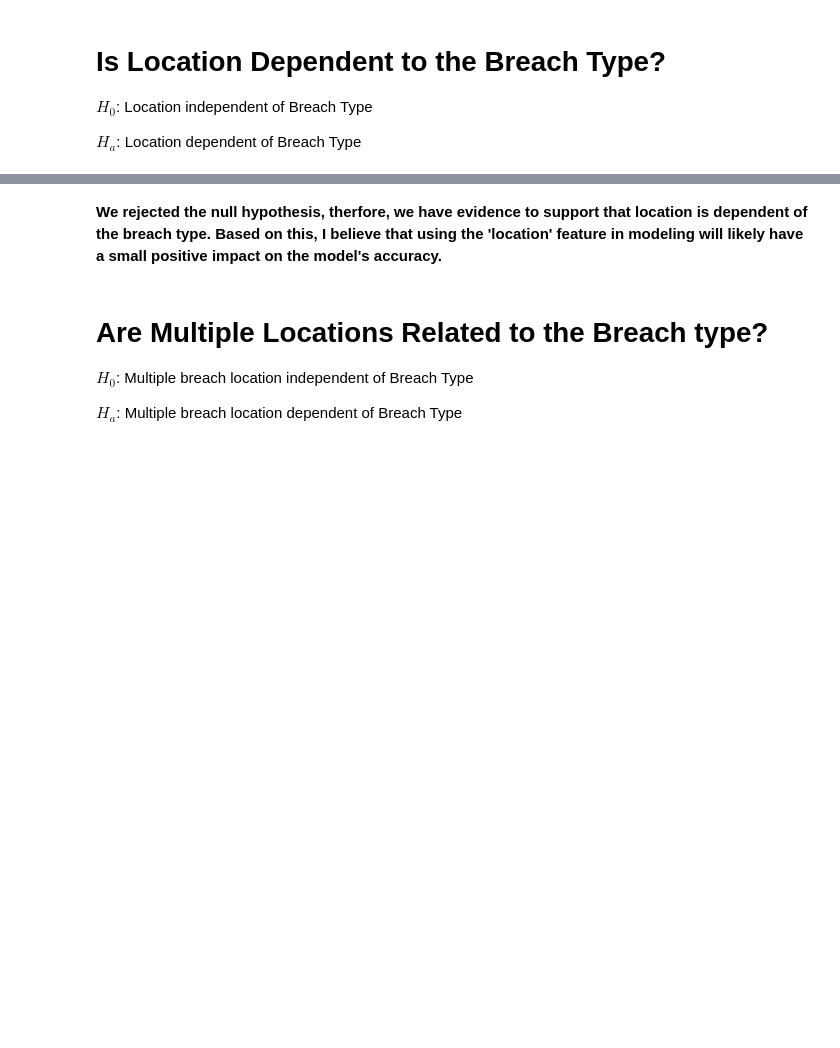
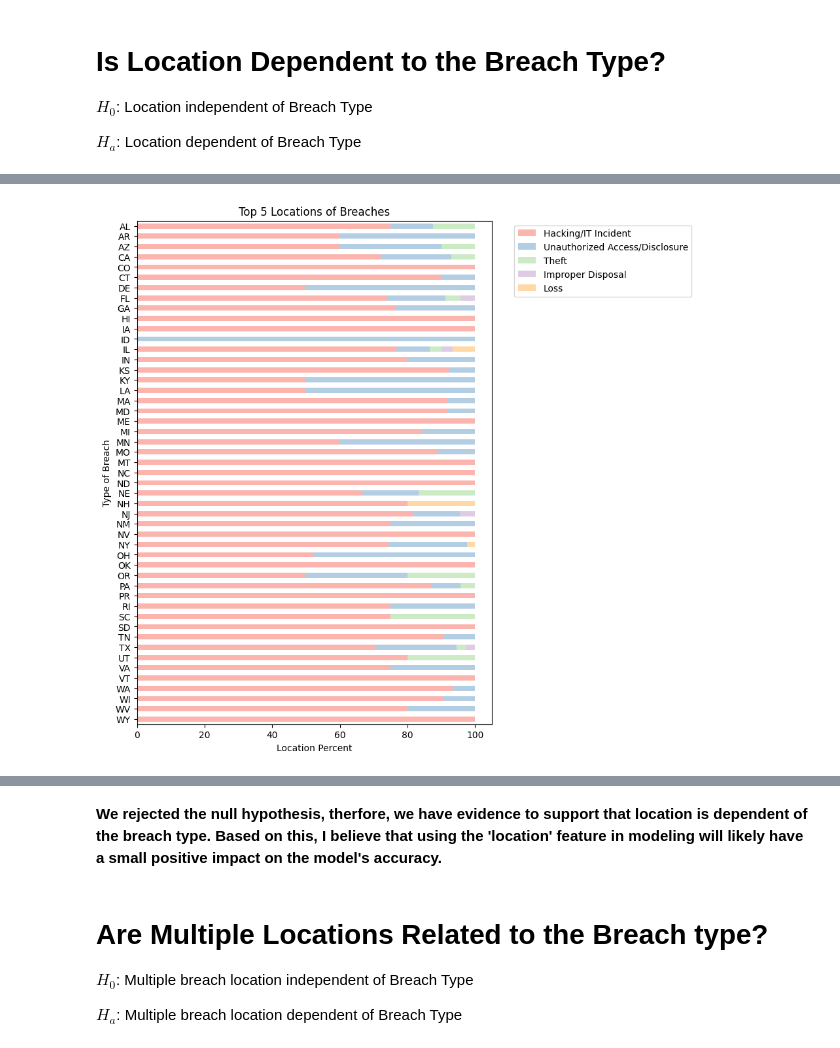
Before and after one commit to Keila-Camarillo/healthcare_breach, a Jupyter notebook: final_report.ipynb, the cells around one changed output, grey strips where cells are left out. Saved outputs shown, nothing was run; the diff lists cells and outputs as text; code cells hidden in the pictures; blank space fills up the shorter version.

```diff
--- a/final_report.ipynb
+++ b/final_report.ipynb
@@ -126,0 +227,6 @@ e.plot_breach_locations(top_5)
+# %%
+loc_df = train.copy()
+
+e.plot_stacked_bar(loc_df,"state","breach_type","Top 5 Locations of Breaches","Location Percent","Type of Breach",0,figsize=(7,10))
+# %% [output]
+[figure, added]
```
Also changed, not shown: parts of 18 cells of this notebook, 1 other file.
